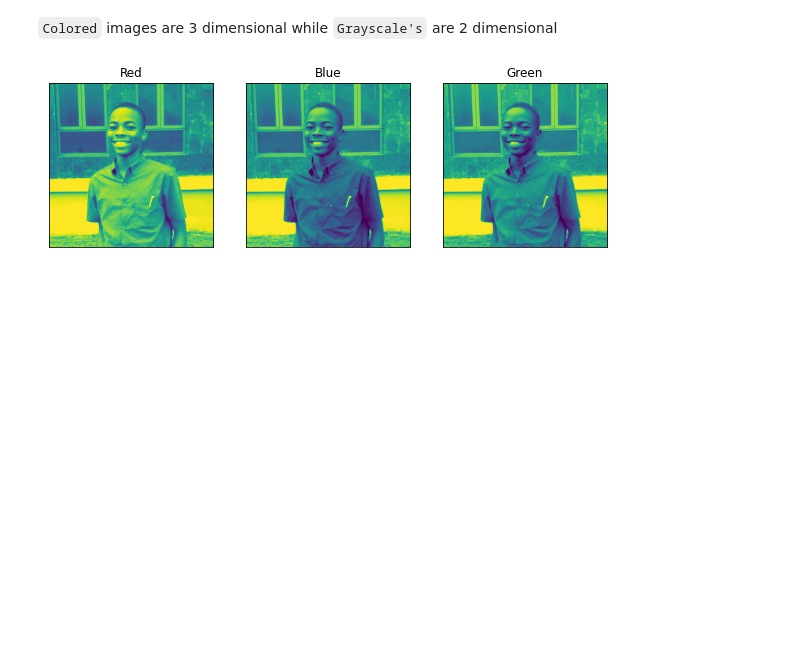
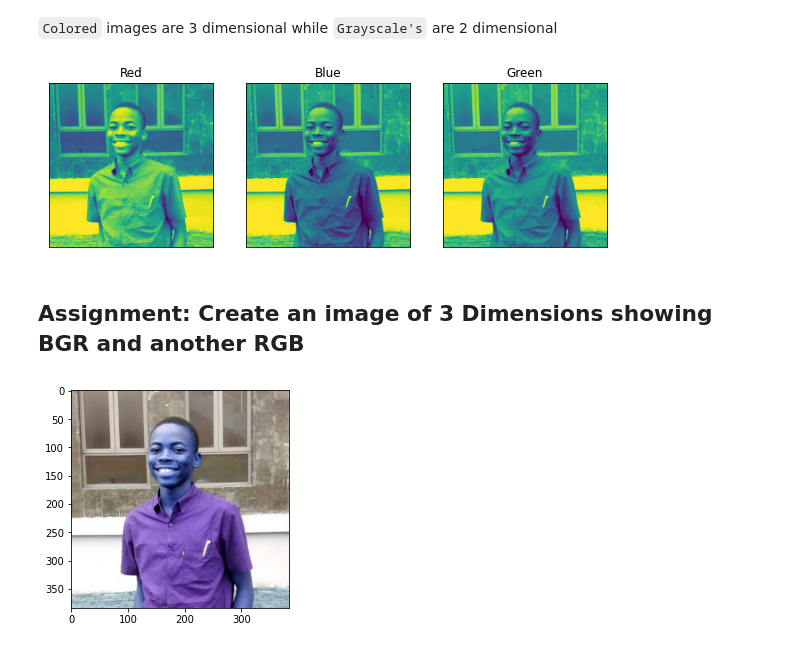
Before and after one commit to anice1/Intro-to-CV, a Jupyter notebook: Learning_Open_CV_(RGB).ipynb, the cells around one changed output. Drawn from its saved outputs; the diff is of its cells as text; code cells hidden in the pictures; blank space fills up the shorter version.

```diff
--- a/Learning_Open_CV_(RGB).ipynb
+++ b/Learning_Open_CV_(RGB).ipynb
@@ -7,17 +7,18 @@ import cv2
 from google.colab.patches import cv2_imshow
 # %%
 # Import an RGB image to work with
-def get_image(path, grayscale=False):
+def get_image(path, grayscale=False, mplt=False):
   """
   Display an RGB image
   Args:
     path: file path to image
     grayscale: if False image is displayed normal else image is turned to grayscale
+    mplt: if true, image is displayed using the matplotlib library
   Returns:
     returns and image ndarray
   """
   image_tensor = cv2.imread(path, cv2.IMREAD_GRAYSCALE if grayscale == True else 1)
-  cv2_imshow(image_tensor)
+  plt.imshow(image_tensor) if mplt == True else cv2_imshow(image_tensor)
   return image_tensor
 # %%
 gray_image = get_image('/content/drive/MyDrive/me.jpg', True)
@@ -59,3 +60,9 @@ plt.xticks([])
 plt.yticks([]);
 # %% [output]
 [figure]
+# %% [markdown]
+## Assignment: Create an image of 3 Dimensions showing BGR and another RGB
+# %%
+RGB = get_image('/content/drive/MyDrive/me.jpg', mplt=True)
+# %% [output]
+[figure, added]
```
Also changed, not shown: parts of 2 cells of this notebook.
